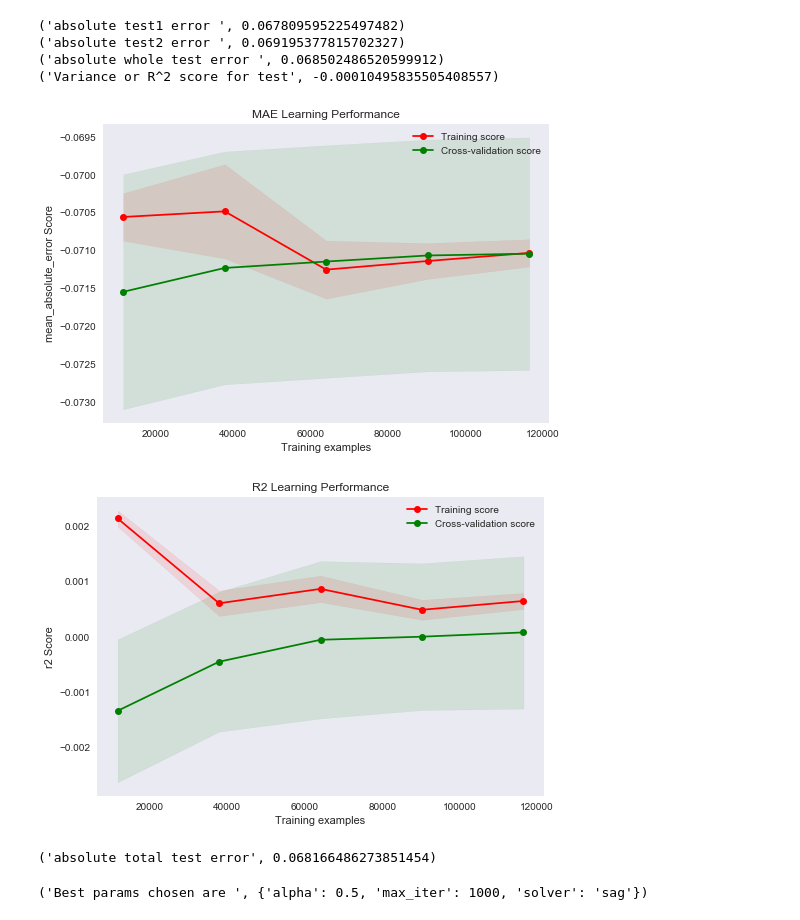
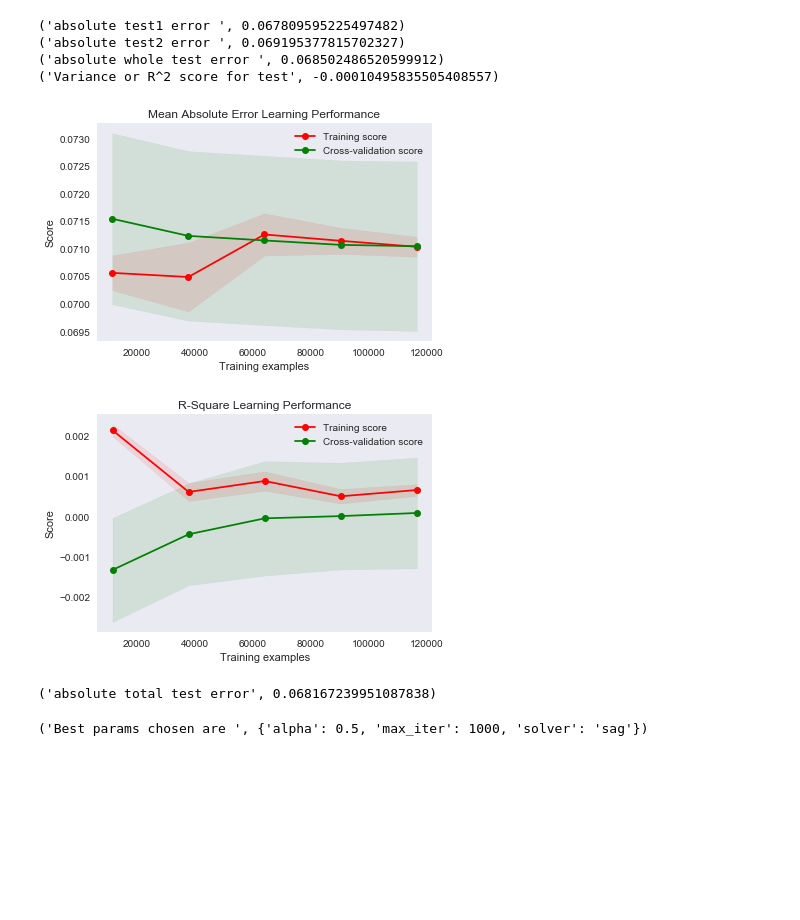
Before and after one commit to saurabhrpi/Improve-Zillow-s-Prediction-Residual, a Jupyter notebook: ZillowEstimate.ipynb, the cells around one changed output. Cells and saved outputs as stored; diff of their text form; code cells hidden in the pictures; blank space fills up the shorter version.

```diff
--- a/ZillowEstimate.ipynb
+++ b/ZillowEstimate.ipynb
@@ -185,8 +191,7 @@ def plot_learning_curve(estimator, title, X, y, ylim=None, cv=None, scoring=None
     if ylim is not None:
         plt.ylim(*ylim)
     plt.xlabel("Training examples")
-    if scoring is not None:
-        plt.ylabel(scoring + " Score")
+    plt.ylabel('Score')
     train_sizes, train_scores, test_scores = learning_curve(
         estimator, X, y, cv=cv, n_jobs=n_jobs, train_sizes=train_sizes, scoring=scoring)
 
@@ -607,21 +652,25 @@ print
 ('Variance or R^2 score for test', -0.00010495835505408557)
 # %%
 #cv = ShuffleSplit(X_train_1st.shape[0], n_iter = 10, test_size = 0.2, random_state = 0)
+# %%
+def performance_metric(estimator,X,y):
+    return mean_absolute_error(y,estimator.predict(X))
 # %%
 from sklearn.linear_model import LinearRegression
 lr = LinearRegression(fit_intercept=False)
-plot_learning_curve(lr,'MAE Learning Performance',X_train_1st,y_train_1st,cv=10,scoring='mean_absolute_error')
-plot_learning_curve(lr,'R2 Learning Performance',X_train_1st,y_train_1st,cv=10,scoring='r2')
+#plot_learning_curve(lr,'MAE Learning Performance',X_train_1st,y_train_1st,cv=10,scoring='mean_absolute_error')
+plot_learning_curve(lr,'Mean Absolute Error Learning Performance',X_train_1st,y_train_1st,cv=10,scoring=performance_metric)
+plot_learning_curve(lr,'R-Square Learning Performance',X_train_1st,y_train_1st,cv=10,scoring='r2')
 plt.show()
 # %% [output]
-[figure, old version]
+[figure, new version]
-[figure, old version]
+[figure, new version]
 # %%
 lr.fit(X_train_1st,y_train_1st)
 lrpredtest = lr.predict(X_test)
 print('absolute total test error', mean_absolute_error(y_test,lrpredtest))
 # %% [output]
-('absolute total test error', 0.068166486273851454)
+('absolute total test error', 0.068167239951087838)
 # %%
 rr = Ridge(random_state=11)
 #rr.fit(X_train,y_train)
```
Also changed, not shown: parts of 28 cells of this notebook.
